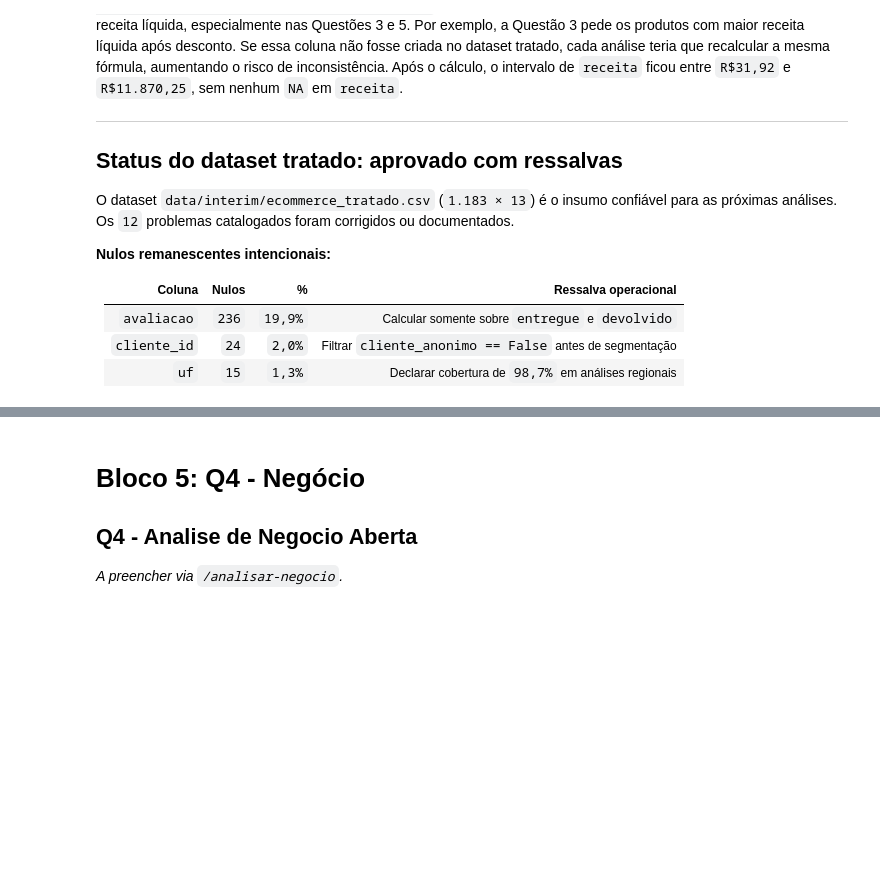
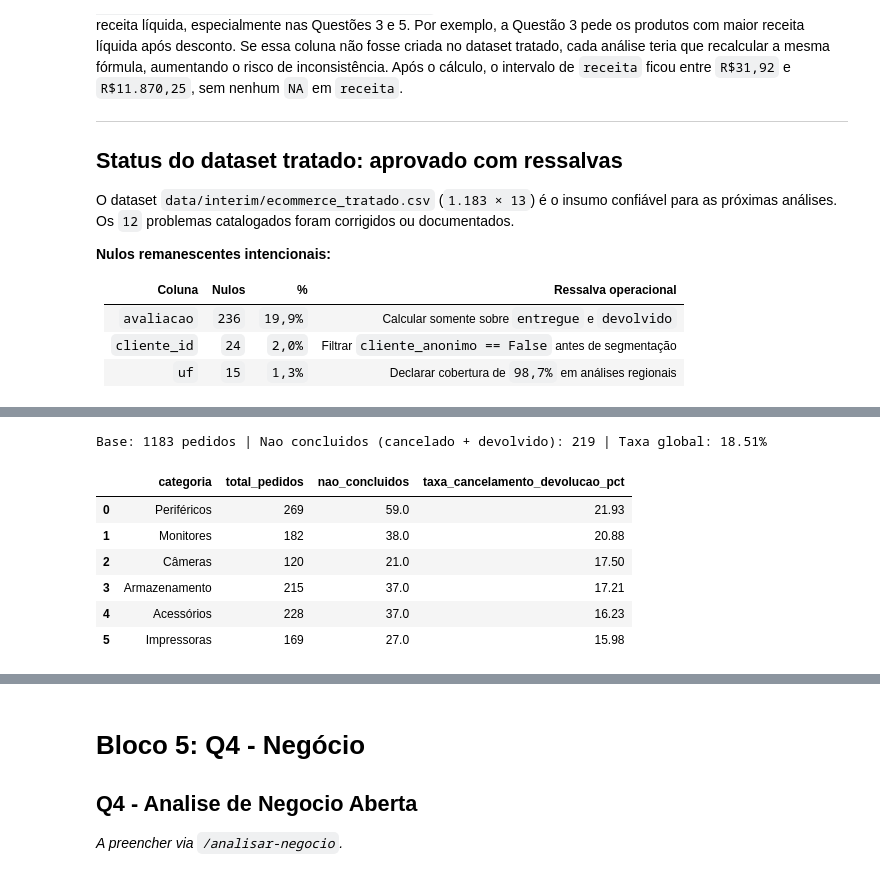
Before and after one commit to diogorblessa/projeto-analise-dados-DuckDB, a Jupyter notebook: notebooks/case_techshop.ipynb, the cells around one changed output, grey strips where cells are left out. Drawn from its saved outputs; the diff is of its cells as text; code cells hidden in the pictures; blank space fills up the shorter version.

```diff
--- a/notebooks/case_techshop.ipynb
+++ b/notebooks/case_techshop.ipynb
@@ -571,0 +721,19 @@ _A preencher via `/consultar-sql`._
+# %%
+# Q3.b - Taxa de cancelamento e devolucao por categoria
+sql_q3b = (SQL_DIR / "q3_b_taxas_categoria.sql").read_text(encoding="utf-8")
+taxas_cancelamento_por_categoria = con.sql(sql_q3b).df()
+
+base_total = int(taxas_cancelamento_por_categoria["total_pedidos"].sum())
+nao_concluidos_total = int(taxas_cancelamento_por_categoria["nao_concluidos"].sum())
+taxa_global = round(100 * nao_concluidos_total / base_total, 2)
+print(f"Base: {base_total} pedidos | Nao concluidos (cancelado + devolvido): {nao_concluidos_total} | Taxa global: {taxa_global}%")
+display(taxas_cancelamento_por_categoria)
+# %% [output]
+Base: 1183 pedidos | Nao concluidos (cancelado + devolvido): 219 | Taxa global: 18.51%
+|  | categoria | total_pedidos | nao_concluidos | taxa_cancelamento_devolucao_pct |
+| 0 | Periféricos | 269 | 59.0 | 21.93 |
+| 1 | Monitores | 182 | 38.0 | 20.88 |
+| 2 | Câmeras | 120 | 21.0 | 17.50 |
+| 3 | Armazenamento | 215 | 37.0 | 17.21 |
+| 4 | Acessórios | 228 | 37.0 | 16.23 |
+| 5 | Impressoras | 169 | 27.0 | 15.98 |
```
Also changed, not shown: parts of 12 cells of this notebook, 7 other files.
